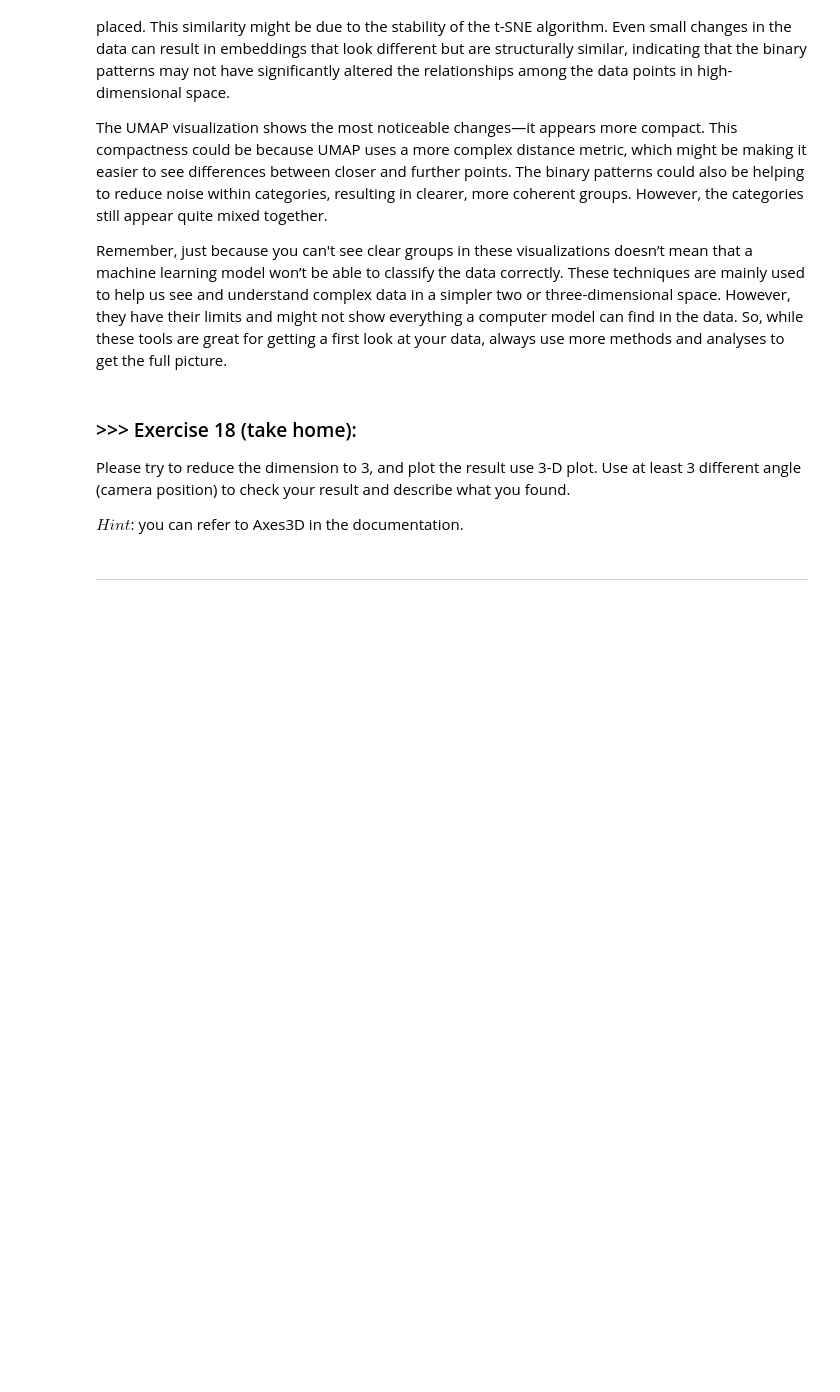
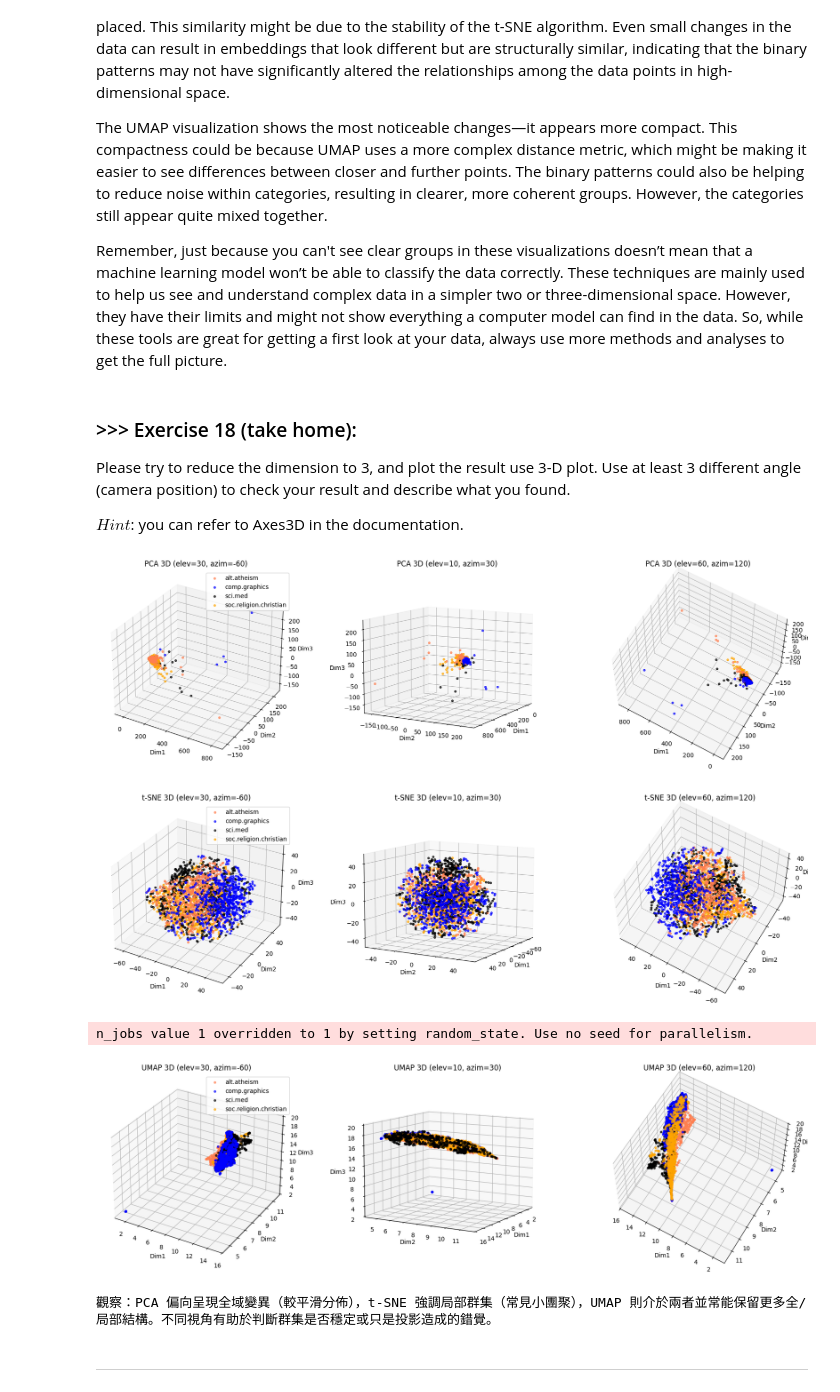
Before and after one commit to poyu39/DM2025-Lab1-Exercise, a Jupyter notebook: DM2025-Lab1-Master.ipynb, the cells around one changed output. Drawn from its saved outputs; the diff is of its cells as text; code cells hidden in the pictures; blank space fills up the shorter version.

```diff
--- a/DM2025-Lab1-Master.ipynb
+++ b/DM2025-Lab1-Master.ipynb
@@ -2160,3 +2472,62 @@ $Hint$: you can refer to Axes3D in the documentation.
+# %%
+#Answer Here
+
+import matplotlib.pyplot as plt
+from mpl_toolkits.mplot3d import Axes3D
+from sklearn.decomposition import PCA
+from sklearn.manifold import TSNE
+import umap
+import numpy as np
+
+data = augmented_df
+
+X_data = data.values
+labels = X['category_name'].values
+categories = np.unique(labels)
+colors = ['coral', 'blue', 'black', 'orange']
+color_map = {cat: colors[i % len(colors)] for i, cat in enumerate(categories)}
+
+def reduce_and_plot(X, name):
+    if name == 'PCA':
+        red = PCA(n_components=3, random_state=42).fit_transform(X)
+    elif name == 't-SNE':
+        red = TSNE(n_components=3, init='pca', random_state=42, perplexity=30).fit_transform(X)
+    elif name == 'UMAP':
+        red = umap.UMAP(n_components=3, random_state=42).fit_transform(X)
+    else:
+        raise ValueError(name)
+
+    fig = plt.figure(figsize=(18, 5))
+    # 三個子圖，分別用不同視角檢視相同降維結果
+    axes = [fig.add_subplot(1, 3, i+1, projection='3d') for i in range(3)]
+    views = [(30, -60), (10, 30), (60, 120)]  # (elev, azim)
+
+    for ax, (elev, azim) in zip(axes, views):
+        for cat in categories:
+            mask = labels == cat
+            ax.scatter(red[mask, 0], red[mask, 1], red[mask, 2],
+                       c=color_map[cat], label=cat, s=10, alpha=0.7)
+        ax.view_init(elev=elev, azim=azim)
+        ax.set_xlabel('Dim1'); ax.set_ylabel('Dim2'); ax.set_zlabel('Dim3')
+        ax.set_title(f'{name} 3D (elev={elev}, azim={azim})')
+
+    axes[0].legend(loc='upper right')
+    plt.tight_layout()
+    plt.show()
+    return red
+
+# 依序產生三種方法的 3D 視覺化
+pca3 = reduce_and_plot(X_data, 'PCA')
+tsne3 = reduce_and_plot(X_data, 't-SNE')
+umap3 = reduce_and_plot(X_data, 'UMAP')
+
+print("觀察：PCA 偏向呈現全域變異（較平滑分佈），t-SNE 強調局部群集（常見小團聚），UMAP 則介於兩者並常能保留更多全/局部結構。不同視角有助於判斷群集是否穩定或只是投影造成的錯覺。")
+# %% [output]
+[figure, added]
+[figure, added]
+n_jobs value 1 overridden to 1 by setting random_state. Use no seed for parallelism.
+[figure, added]
+觀察：PCA 偏向呈現全域變異（較平滑分佈），t-SNE 強調局部群集（常見小團聚），UMAP 則介於兩者並常能保留更多全/局部結構。不同視角有助於判斷群集是否穩定或只是投影造成的錯覺。
 # %% [markdown]
 ---
 # %% [markdown]
```
Also changed, not shown: parts of 35 cells of this notebook, 9 other files.
